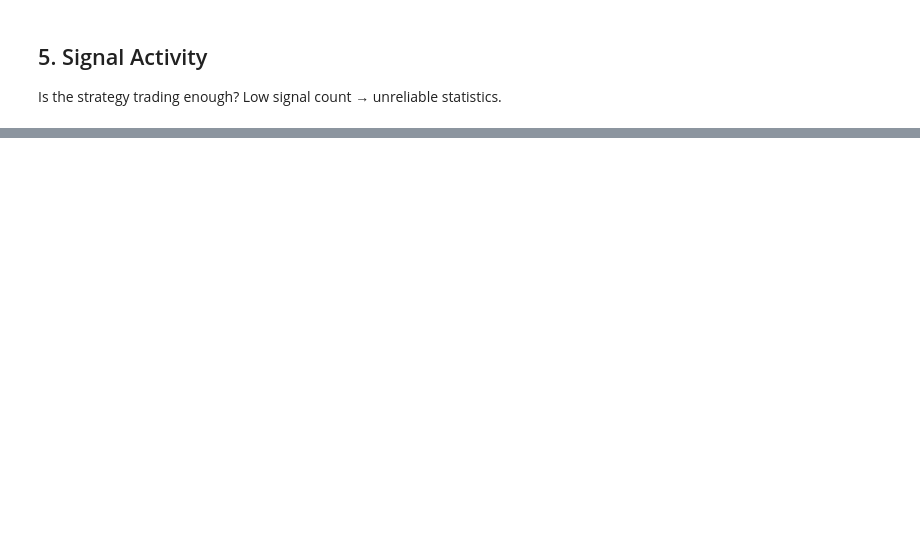
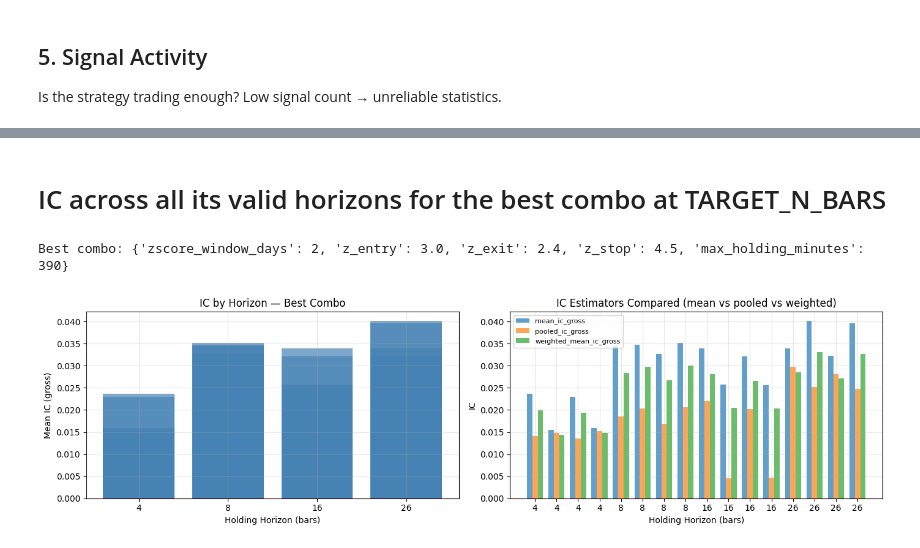
Before and after one commit to erevtsov/stat-arb, a Jupyter notebook: notebooks/grid_search_v2.ipynb, the cells around one changed output, grey strips where cells are left out. Saved outputs shown, nothing was run; the diff lists cells and outputs as text; code cells hidden in the pictures; blank space fills up the shorter version.

```diff
--- a/notebooks/grid_search_v2.ipynb
+++ b/notebooks/grid_search_v2.ipynb
@@ -377,3 +405,61 @@ plt.show()
+# %% [markdown]
+# IC across all its valid horizons for the best combo at TARGET_N_BARS
+# %%
+best_row = (
+    df.filter(
+        (pl.col('n_bars') == TARGET_N_BARS) &
+        (pl.col('total_n_obs') >= min_signals)
+    )
+    .sort('mean_ic_gross', descending=True)
+    .head(1)
+    .select(['zscore_window_days', 'z_entry', 'z_exit', 'z_stop', 'max_holding_minutes'])
+    .row(0, named=True)
+)
+print(f'Best combo: {best_row}')
+
+best_all_horizons = df.filter(
+    (pl.col('zscore_window_days') == best_row['zscore_window_days']) &
+    (pl.col('z_entry') == best_row['z_entry']) &
+    (pl.col('z_exit') == best_row['z_exit']) &
+    (pl.col('max_holding_minutes') == best_row['max_holding_minutes'])
+).sort('n_bars').to_pandas()
+
+fig, axes = plt.subplots(1, 2, figsize=(14, 4))
+
+
+# Left: mean IC by horizon
+
+ax = axes[0]
+ax.bar(best_all_horizons['n_bars'].astype(str), best_all_horizons['mean_ic_gross'],
+       color='steelblue', alpha=0.7)
+ax.axhline(0, color='red', linewidth=1)
+ax.set_xlabel('Holding Horizon (bars)')
+ax.set_ylabel('Mean IC (gross)')
+ax.set_title(f'IC by Horizon — Best Combo')
+
+
+# Right: mean vs pooled vs weighted IC comparison across horizons
+
+ax = axes[1]
+cols_to_plot = [c for c in ['mean_ic_gross', 'pooled_ic_gross', 'weighted_mean_ic_gross']
+                if c in best_all_horizons.columns]
+x = np.arange(len(best_all_horizons))
+width = 0.25
+for i, col in enumerate(cols_to_plot):
+    ax.bar(x + i * width, best_all_horizons[col], width=width, alpha=0.7, label=col)
+ax.axhline(0, color='red', linewidth=1)
+ax.set_xticks(x + width)
+ax.set_xticklabels(best_all_horizons['n_bars'].astype(str))
+ax.set_xlabel('Holding Horizon (bars)')
+ax.set_ylabel('IC')
+ax.set_title('IC Estimators Compared (mean vs pooled vs weighted)')
+ax.legend(fontsize=8)
+
+plt.tight_layout()
+plt.show()
+# %% [output]
+Best combo: {'zscore_window_days': 2, 'z_entry': 3.0, 'z_exit': 2.4, 'z_stop': 4.5, 'max_holding_minutes': 390}
+[figure, added]
 # %%
 # Best by IC (gross) at shortest horizon with at least 50 total signals
 min_signals = 50
```
Also changed, not shown: parts of 14 cells of this notebook, 2 other files.
